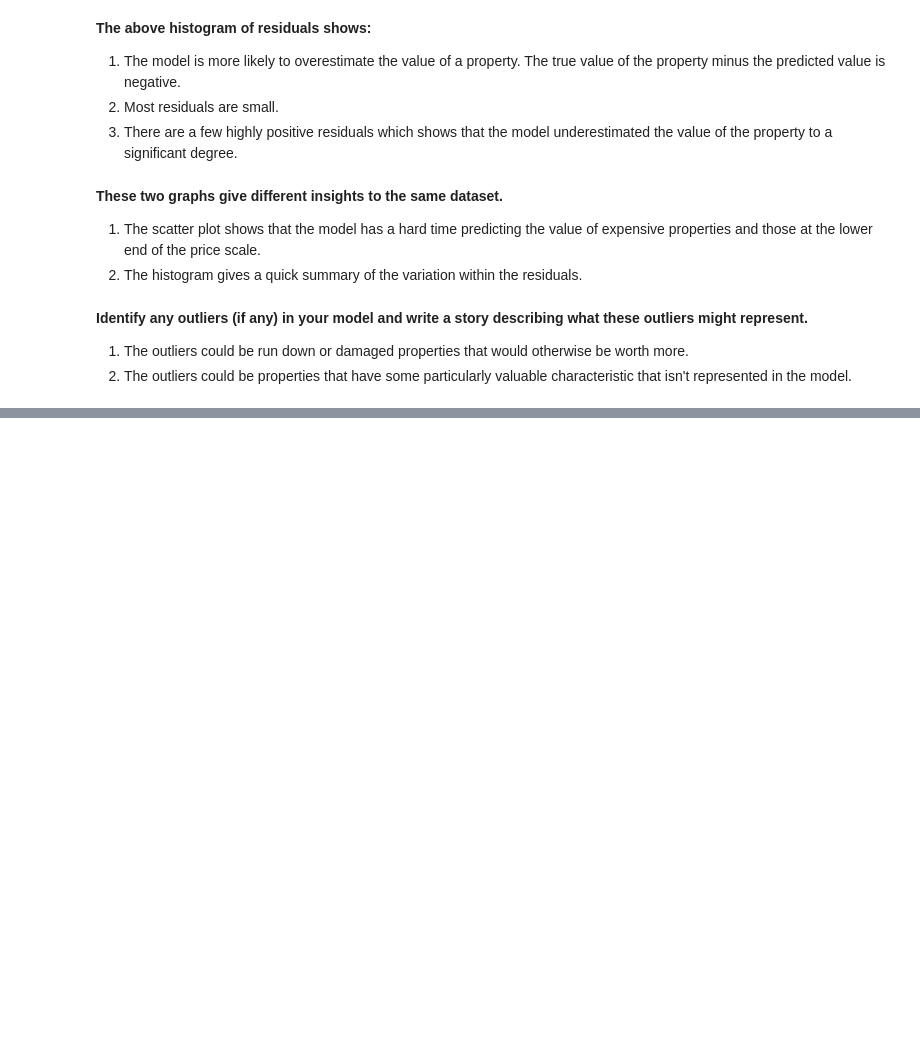
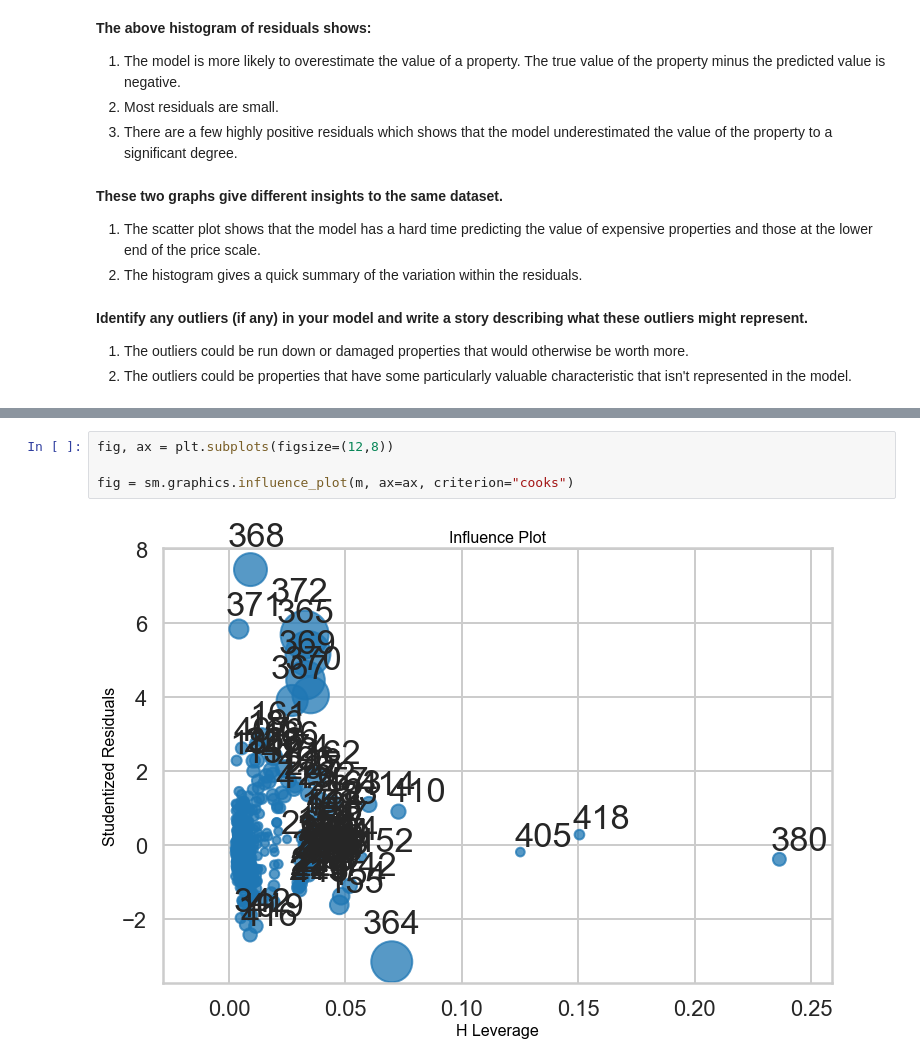
Before and after one commit to noraek/Springboard, a Jupyter notebook: Mini_Project_Linear_Regression.ipynb, the cells around one changed output, grey strips where cells are left out. Cells and saved outputs as stored; diff of their text form; blank space fills up the shorter version.

```diff
--- a/Mini_Project_Linear_Regression.ipynb
+++ b/Mini_Project_Linear_Regression.ipynb
@@ -938,0 +940,6 @@ plt.show()
+# %%
+fig, ax = plt.subplots(figsize=(12,8))
+
+fig = sm.graphics.influence_plot(m, ax=ax, criterion="cooks")
+# %% [output]
+[figure, added]
```
Also changed, not shown: parts of 19 cells of this notebook.
